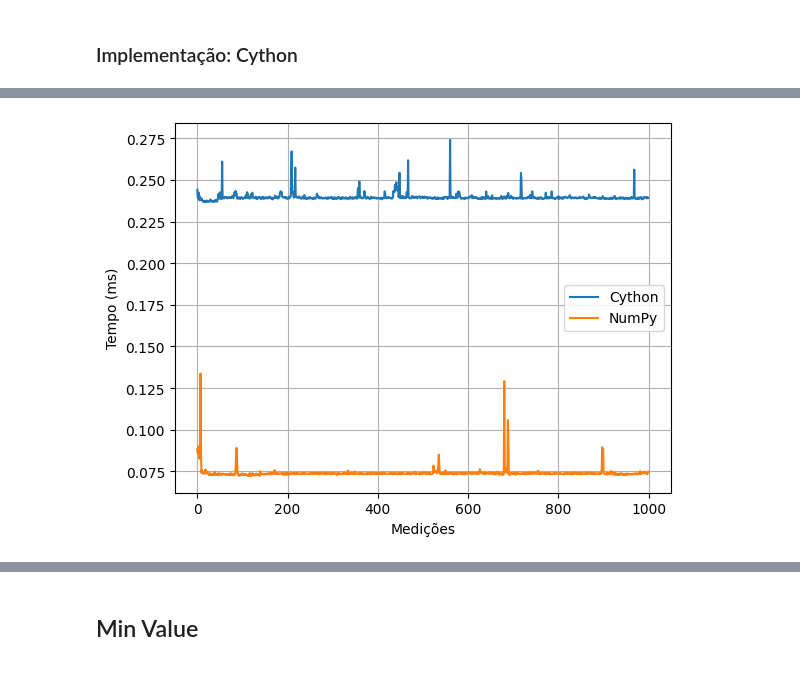
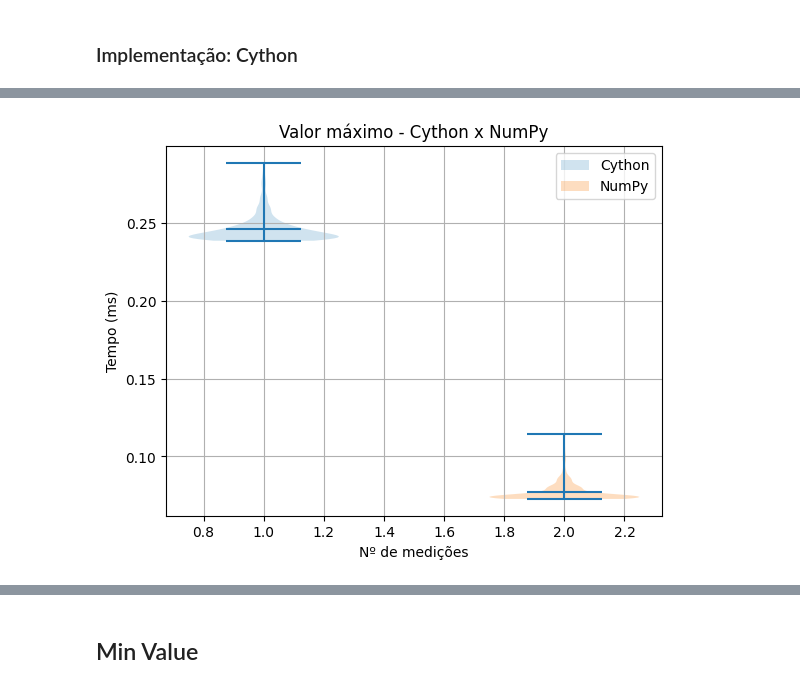
Before and after one commit to marcuscostagraciano/TCC-BSI, a Jupyter notebook: main.ipynb, the cells around one changed output, grey strips where cells are left out. Cells and saved outputs as stored; diff of their text form; code cells hidden in the pictures.

```diff
--- a/main.ipynb
+++ b/main.ipynb
@@ -270,11 +304,11 @@ LinePlot(timings_data=tempos).generate()
 ### Implementação: Cython
 # %%
 tempos = pd.DataFrame(
-	data={
-		"Cython": repeaterTimer(
-			function=get_max_value,
-			repeatTimes=NUM_REPETICOES),
-		"NumPy": tempos_numpy_max,
-	}
+    data={
+        "Cython": repeaterTimer(function=get_max_value, repeatTimes=NUM_REPETICOES),
+        "NumPy": tempos_numpy_max,
+    }
 )
+
+config_Cython_max_value = GraphConfig(timings_data=tempos, loc="upper right")
 # %% [output]
@@ -287,4 +317,4 @@ ViolinPlot(timings_data=tempos).generate()
-# %%
-LinePlot(timings_data=tempos).generate()
-# %% [output]
-[figure, removed]
+# %%
+ViolinPlot(config_Cython_max_value, title="Valor máximo - Cython x NumPy").generate()
+# %% [output]
+[figure, added]
```
Also changed, not shown: parts of 47 cells of this notebook.
